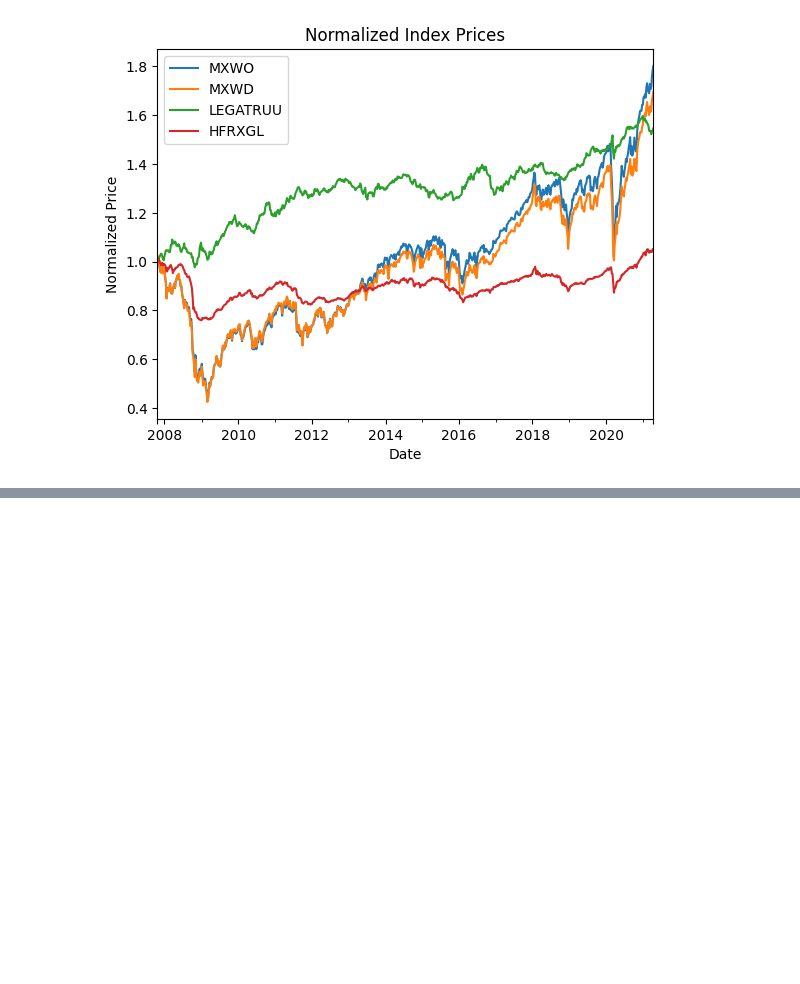
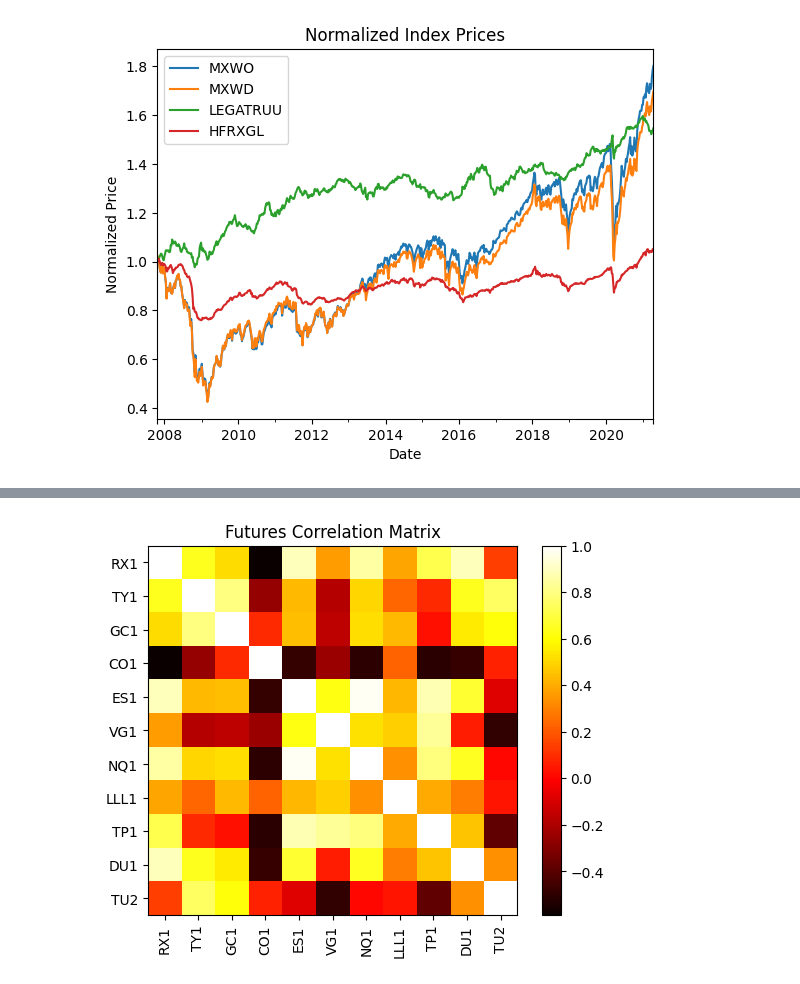
Before and after one commit to jstringara/Fintech, a Jupyter notebook: FinalProject/neuralReplication.ipynb, the cells around one changed output, grey strips where cells are left out. Saved outputs shown, nothing was run; the diff lists cells and outputs as text; code cells hidden in the pictures; blank space fills up the shorter version.

```diff
--- a/FinalProject/neuralReplication.ipynb
+++ b/FinalProject/neuralReplication.ipynb
@@ -24,0 +85,12 @@ plt.show()
+# %%
+# create the correlation matrix heatmap
+futures_corr = futures_norm.corr()
+futures_corr_plot = plt.imshow(futures_corr, cmap='hot',
+    interpolation='nearest')
+plt.colorbar()
+plt.xticks(range(len(futures_corr)), futures_corr.columns, rotation=90)
+plt.yticks(range(len(futures_corr)), futures_corr.columns)
+plt.title('Futures Correlation Matrix')
+plt.show()
+# %% [output]
+[figure, added]
```
Also changed, not shown: parts of 19 cells of this notebook, 2 other files.
